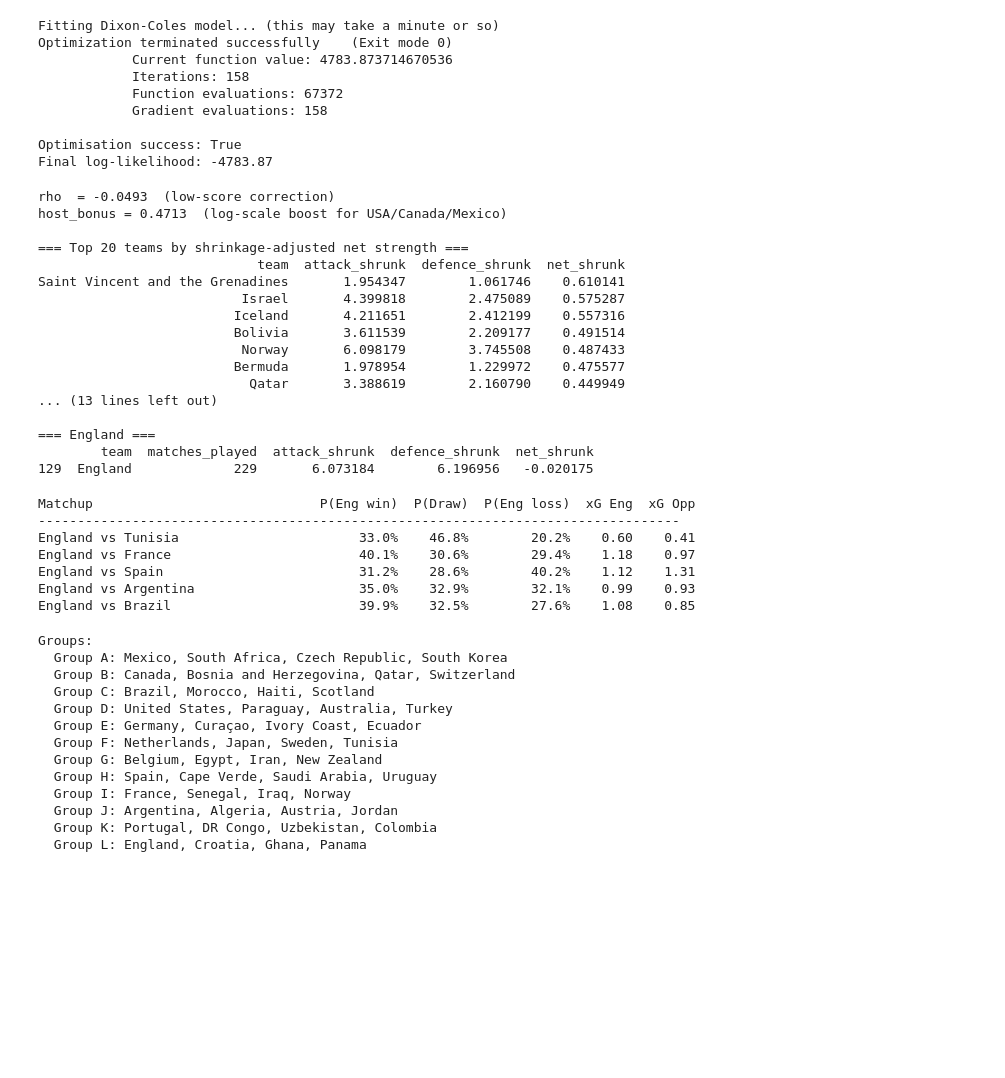
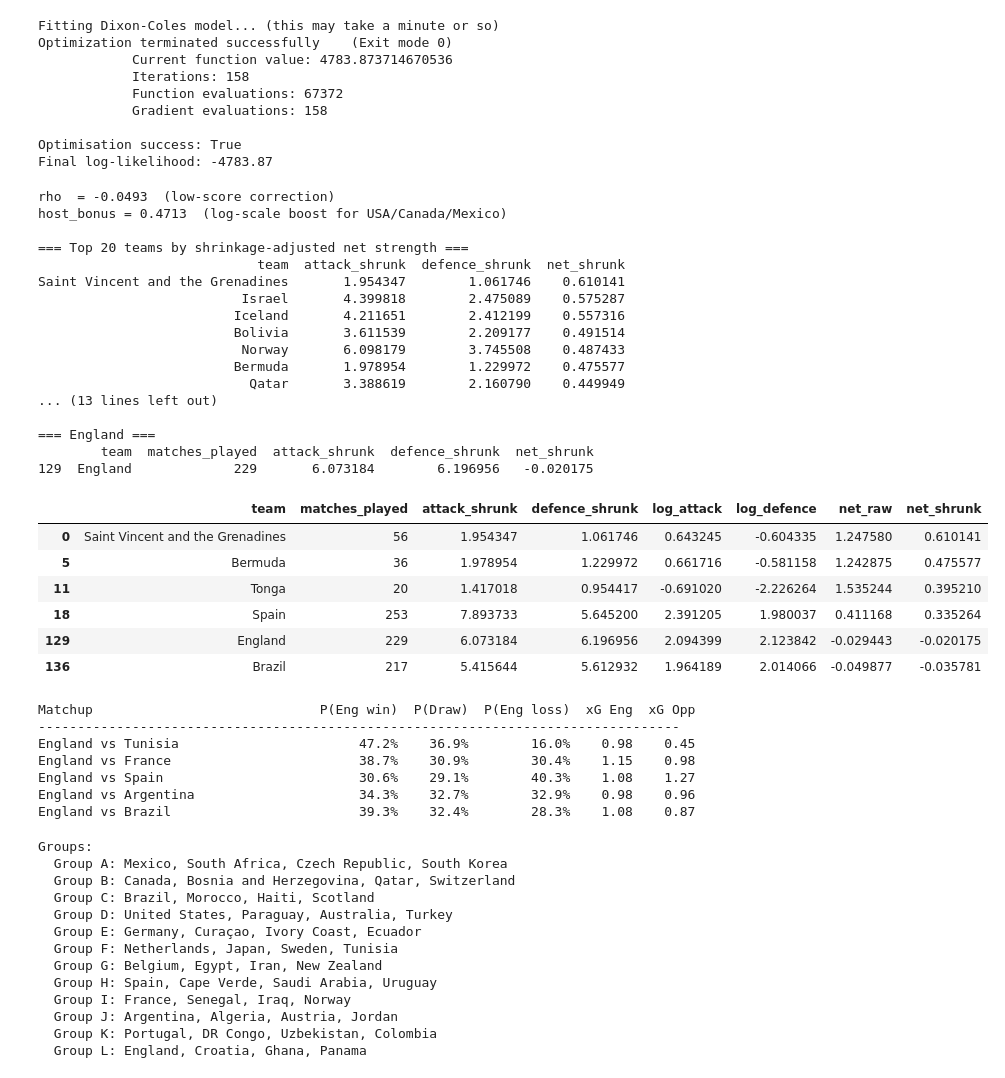
Before and after one commit to adam-a-k/world-cup-2026-predictor, a Jupyter notebook: notebooks/prediction.ipynb, the cells around one changed output. Drawn from its saved outputs; the diff is of its cells as text; code cells hidden in the pictures; blank space fills up the shorter version.

```diff
--- a/notebooks/prediction.ipynb
+++ b/notebooks/prediction.ipynb
@@ -450,15 +450,19 @@ k = 60  # tune: higher = more shrinkage, lower = less
 attack_prior  = strengths["log_attack"].mean()
 defence_prior = strengths["log_defence"].mean()
 
-mp = strengths["matches_played"]
+matches_played = strengths["matches_played"]
 
 strengths["log_attack_shrunk"] = (
-    strengths["log_attack"] * mp + attack_prior * k
-) / (mp + k)
+    strengths["log_attack"] * matches_played + attack_prior * k
+) / (matches_played + k)
+
+#strengths["log_attack_shrunk"] = (strengths["log_attack"] * matches_played) / (matches_played + k)
 
 strengths["log_defence_shrunk"] = (
-    strengths["log_defence"] * mp + defence_prior * k
-) / (mp + k)
+    strengths["log_defence"] * matches_played + defence_prior * k
+) / (matches_played + k)
+
+#strengths["log_defence_shrunk"] = (strengths["log_defence"] * matches_played) / (matches_played + k)
 
 # Derived scales
 strengths["attack"]        = np.exp(strengths["log_attack"])
@@ -475,39 +479,56 @@ strengths = strengths.sort_values("net_shrunk", ascending=False).reset_index(dro
 
 print(f"rho  = {rho_fit:.4f}  (low-score correction)")
 print(f"host_bonus = {host_bonus:.4f}  (log-scale boost for USA/Canada/Mexico)")
 print()
 print("=== Top 20 teams by shrinkage-adjusted net strength ===")
 print(strengths.head(20)[["team", "attack_shrunk", "defence_shrunk", "net_shrunk"]]
       .to_string(index=False))
 print()
 print("=== England ===")
 print(strengths[strengths["team"] == "England"]
       [["team", "matches_played", "attack_shrunk", "defence_shrunk", "net_shrunk"]])
-#overwrite net column
+
+
+#overwrite net column and create shrunk version of params
 strengths["net"] = strengths["net_shrunk"]
+shrunk_params = fitted_params.copy()
+shrunk_params[:n_teams] = strengths.set_index("team").reindex(all_teams)["log_attack_shrunk"].values
+shrunk_params[n_teams:2*n_teams] = strengths.set_index("team").reindex(all_teams)["log_defence_shrunk"].values
+
+teams_to_check = ["Brazil", "Spain", "England", "Tonga", "Bermuda", "Saint Vincent and the Grenadines"]
+
+cols = ["team", "matches_played", "attack_shrunk", "defence_shrunk", "log_attack", "log_defence", "net_raw", "net_shrunk"]
+strengths[strengths["team"].isin(teams_to_check)][cols].sort_values("net_shrunk", ascending=False)
 # %% [output]
 rho  = -0.0493  (low-score correction)
 host_bonus = 0.4713  (log-scale boost for USA/Canada/Mexico)
 
 === Top 20 teams by shrinkage-adjusted net strength ===
                             team  attack_shrunk  defence_shrunk  net_shrunk
 Saint Vincent and the Grenadines       1.954347        1.061746    0.610141
                           Israel       4.399818        2.475089    0.575287
                          Iceland       4.211651        2.412199    0.557316
                          Bolivia       3.611539        2.209177    0.491514
                           Norway       6.098179        3.745508    0.487433
                          Bermuda       1.978954        1.229972    0.475577
                            Qatar       3.388619        2.160790    0.449949
 ... (13 lines left out)
 
 === England ===
         team  matches_played  attack_shrunk  defence_shrunk  net_shrunk
 129  England             229       6.073184        6.196956   -0.020175
+|  | team | matches_played | attack_shrunk | defence_shrunk | log_attack | log_defence | net_raw | net_shrunk |
+| 0 | Saint Vincent and the Grenadines | 56 | 1.954347 | 1.061746 | 0.643245 | -0.604335 | 1.247580 | 0.610141 |
+| 5 | Bermuda | 36 | 1.978954 | 1.229972 | 0.661716 | -0.581158 | 1.242875 | 0.475577 |
+| 11 | Tonga | 20 | 1.417018 | 0.954417 | -0.691020 | -2.226264 | 1.535244 | 0.395210 |
+| 18 | Spain | 253 | 7.893733 | 5.645200 | 2.391205 | 1.980037 | 0.411168 | 0.335264 |
+| 129 | England | 229 | 6.073184 | 6.196956 | 2.094399 | 2.123842 | -0.029443 | -0.020175 |
+| 136 | Brazil | 217 | 5.415644 | 5.612932 | 1.964189 | 2.014066 | -0.049877 | -0.035781 |
 # %%
 def match_score_matrix(team_a, team_b, neutral=True, max_goals=8):
     ai = team_index[team_a]
     bi = team_index[team_b]
-    lam, mu = get_lambda_mu(fitted_params, ai, bi, neutral, host_teams_idx)
+    lam, mu = get_lambda_mu(shrunk_params, ai, bi, neutral, host_teams_idx)
 
     matrix = np.zeros((max_goals+1, max_goals+1))
     for x in range(max_goals+1):
@@ -545,11 +566,11 @@ for home, away in test_matchups:
 # %% [output]
 Matchup                             P(Eng win)  P(Draw)  P(Eng loss)  xG Eng  xG Opp
 ----------------------------------------------------------------------------------
-England vs Tunisia                       33.0%    46.8%        20.2%    0.60    0.41
-England vs France                        40.1%    30.6%        29.4%    1.18    0.97
-England vs Spain                         31.2%    28.6%        40.2%    1.12    1.31
-England vs Argentina                     35.0%    32.9%        32.1%    0.99    0.93
-England vs Brazil                        39.9%    32.5%        27.6%    1.08    0.85
+England vs Tunisia                       47.2%    36.9%        16.0%    0.98    0.45
+England vs France                        38.7%    30.9%        30.4%    1.15    0.98
+England vs Spain                         30.6%    29.1%        40.3%    1.08    1.27
+England vs Argentina                     34.3%    32.7%        32.9%    0.98    0.96
+England vs Brazil                        39.3%    32.4%        28.3%    1.08    0.87
 # %%
 WC_GROUPS = {
     "A": ["Mexico", "South Africa", "Czech Republic", "South Korea"],
```
Also changed, not shown: parts of 3 cells of this notebook.
